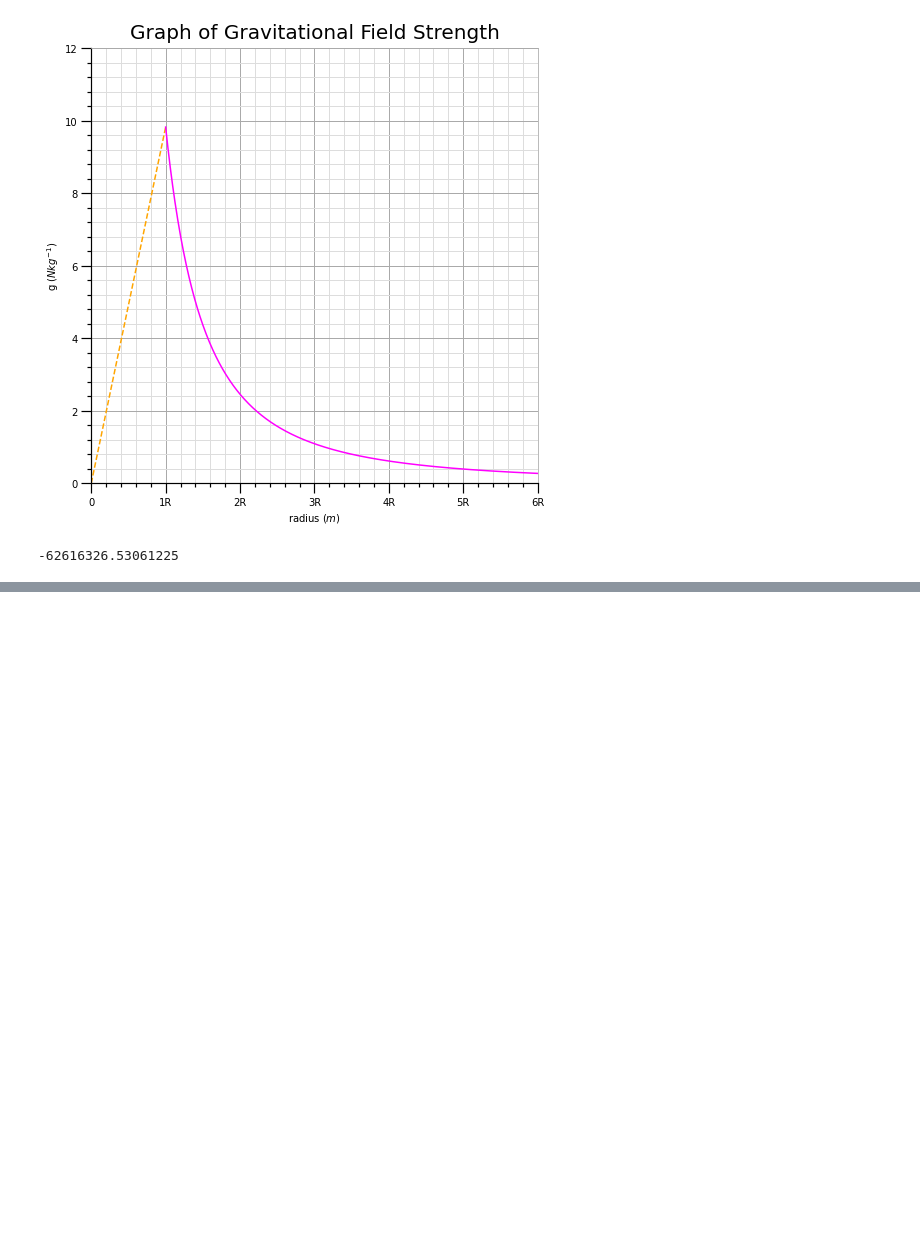
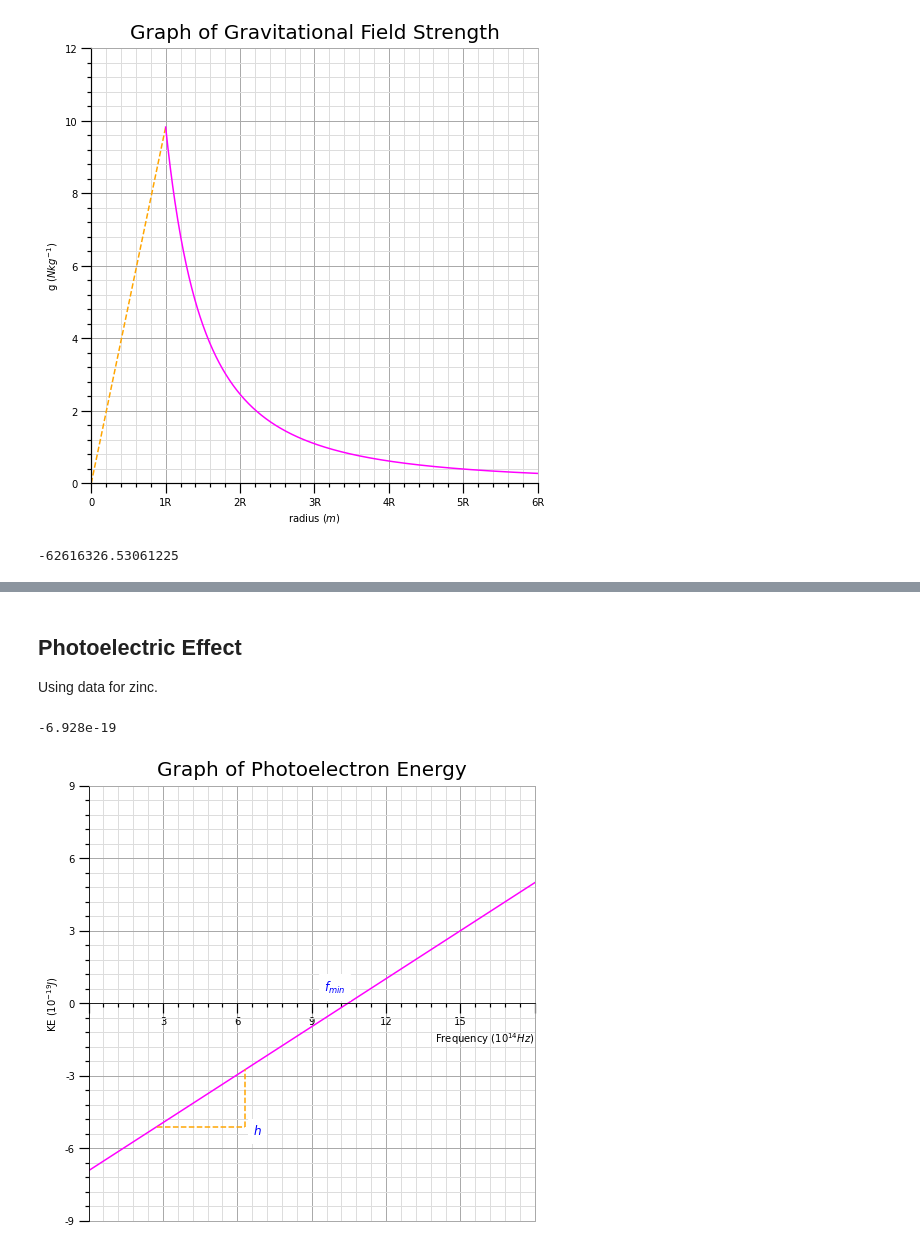
Before and after one commit to alexander-neville/docs, a Jupyter notebook: physics/calculations.ipynb, the cells around one changed output, grey strips where cells are left out. Cells and saved outputs as stored; diff of their text form; code cells hidden in the pictures; blank space fills up the shorter version.

```diff
--- a/physics/calculations.ipynb
+++ b/physics/calculations.ipynb
@@ -483,0 +498,79 @@ plt.savefig("./images/gravitational_potential.png", facecolor="#ffffff")
+# %% [markdown]
+## Photoelectric Effect
+
+Using data for zinc.
+# %%
+phi = 6.928e-19
+h = 6.62607004e-34
+f_min = phi / h
+
+def ke_max(f):
+    return h * f - phi
+
+print(ke_max(0))
+# %% [output]
+-6.928e-19
+# %%
+f_vals = np.linspace(0, 18e14, 800)
+ke_vals = np.array([ke_max(i) for i in f_vals])
+ke_vals /= 1e-19
+f_vals /= 1e14
+# %%
+f = plt.figure(figsize=(8,8))
+ax = f.add_subplot(1,1,1)
+ax.set_xlim(0, 18)
+ax.set_ylim(-9,9)
+ax.spines['top'].set_color("#aaaaaa")
+ax.spines['right'].set_color("#aaaaaa")
+
+
+# tick marks
+def minor_x_tick(x, pos):
+    return f""
+
+
+def minor_y_tick(y, pos):
+    return f""
+
+
+def major_x_tick(x, pos):
+    return "" if x == 0 or x ==18 else f"{int(x)}"
+
+
+def major_y_tick(y, pos):
+    return f"{int(y)}"
+
+
+ax.xaxis.set_major_locator(MultipleLocator(3))
+ax.xaxis.set_minor_locator(AutoMinorLocator(5))
+ax.yaxis.set_major_locator(MultipleLocator(3))
+ax.yaxis.set_minor_locator(AutoMinorLocator(5))
+ax.xaxis.set_minor_formatter(minor_x_tick)
+ax.xaxis.set_major_formatter(major_x_tick)
+ax.yaxis.set_minor_formatter(minor_y_tick)
+ax.yaxis.set_major_formatter(major_y_tick)
+
+ax.tick_params(which='minor', width=1.2, length=4, color="#000000")
+ax.tick_params(which='major', width=1.2, length=10, color="#000000")
+ax.grid(which="major", linewidth=1, color='#aaaaaa', linestyle="-")
+ax.grid(which="minor", linewidth=1, color='#dddddd', linestyle="-")
+
+ax.spines['bottom'].set_position('zero')
+ax.patch.set_edgecolor('#aaaaaa')
+ax.patch.set_linewidth('1')
+
+ax.plot(f_vals, ke_vals, color="magenta")
+text(9.92, 1, "$f_{min}$")
+
+ax.plot([2.75, 6.3],[-5.1, -5.1], color="orange", linestyle="--")
+ax.plot([6.3, 6.3],[-5.1, -2.7], color="orange", linestyle="--")
+text(6.8, -5.0, "$h$")
+
+
+ax.set_xlabel(r'Frequency ($10^{14}Hz$)', loc="right")
+ax.set_ylabel(r'KE ($10^{-19}J$)')
+
+ax.set_title("Graph of Photoelectron Energy", fontsize=20, verticalalignment='bottom')
+plt.savefig("./images/photoelectron_energy.png", facecolor="#ffffff")
+# %% [output]
+[figure, added]
```
Also changed, not shown: parts of 12 cells of this notebook.
